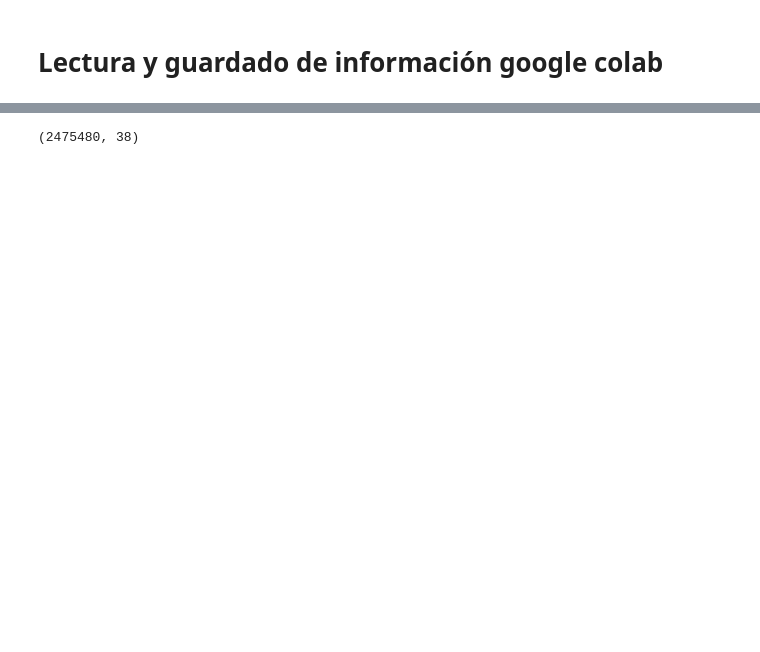
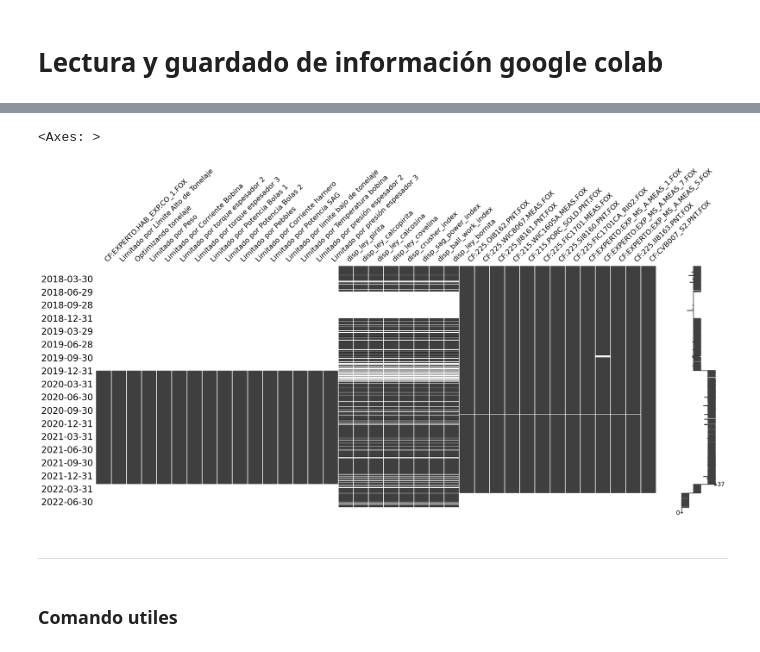
Before and after one commit to JLCdata/Tesis-Magister, a Jupyter notebook: Tesis_MDS.ipynb, the cells around one changed output, grey strips where cells are left out. Drawn from its saved outputs; the diff is of its cells as text; code cells hidden in the pictures; blank space fills up the shorter version.

```diff
--- a/Tesis_MDS.ipynb
+++ b/Tesis_MDS.ipynb
@@ -5,4 +11,5 @@
 # %%
 from google.colab import drive
 drive.mount('/content/drive')
+path='/content/drive/MyDrive/data_tesis_mds'
 # %% [output]
@@ -13,0 +42,10 @@ consolidation_15December2022.csv
+# %%
+file_path = Path().joinpath(path, "data", "meta data","json_dictionary.json")
+
+with open(file_path, 'r',) as file:
+    content = file.read()
+
+df_dictionary=pd.DataFrame(json.loads(content))
+tags_cc=df_dictionary.tag.to_list()
+dic={i:j for i,j in zip(df_dictionary.tag,df_dictionary.description)}
+dic
@@ -14,4 +70,9 @@ consolidation_15December2022.csv
 # %%
-file_path = '/content/drive/MyDrive/data_tesis_mds/consolidation_15December2022.csv'
+file_path = Path().joinpath(path, "consolidation_15December2022.csv",)
+
 with open(file_path, 'r') as file:
     content = file.read()
+
+# parse consolidation to df
+df = pd.read_csv(StringIO(content),parse_dates=['Timestamp'], index_col='Timestamp')
+df.head()
@@ -18,13 +87,13 @@ with open(file_path, 'r') as file:
-# %%
-import pandas as pd
-from io import StringIO
-
-# Convierte la cadena de texto en un DataFrame
-df = pd.read_csv(StringIO(content))
-# %%
-df.shape
-# %% [output]
-(2475480, 38)
+# %%
+# Missings
+msno.matrix(df,freq='BQ')
+# %% [output]
+<Axes: >
+[figure, added]
+# %% [markdown]
+-------------------------------------------
+# %% [markdown]
+### Comando utiles
 # %%
 # Create a folder in the root directory
 !mkdir -p "/content/drive/MyDrive/test"
```
Also changed, not shown: parts of 10 cells of this notebook.
